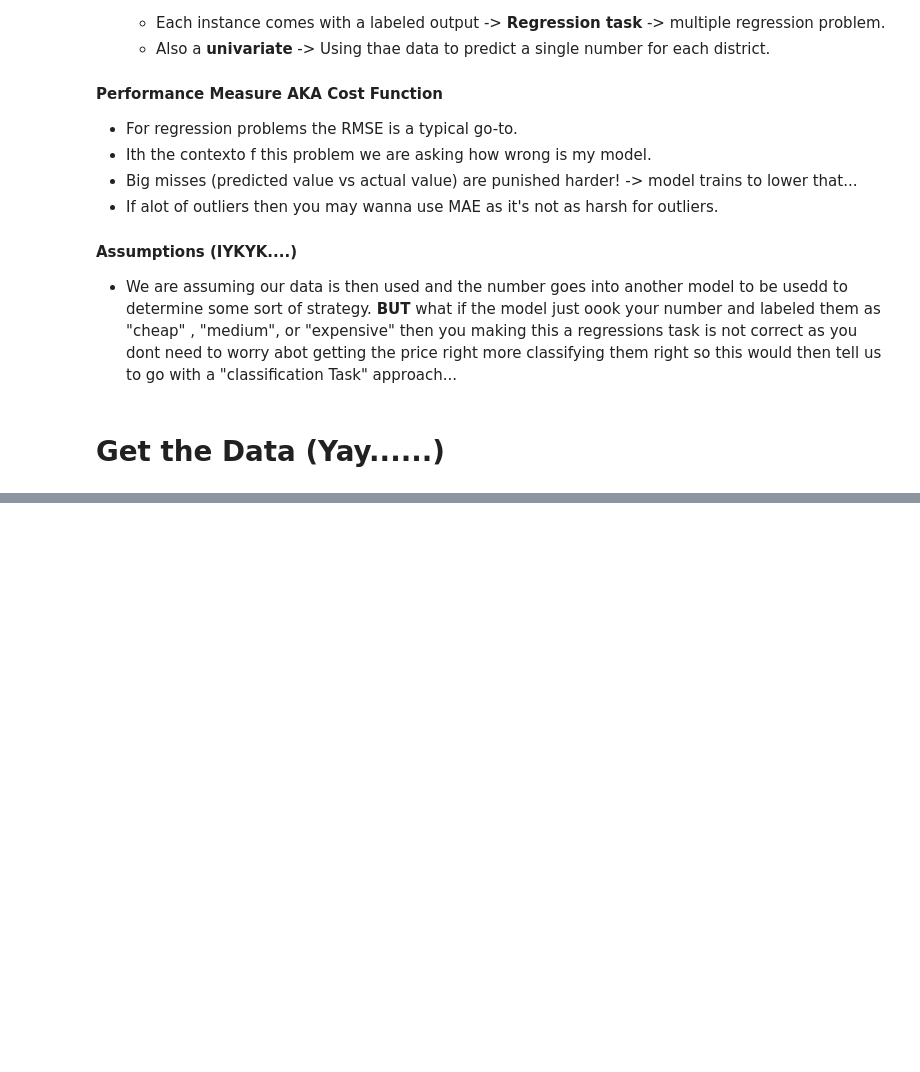
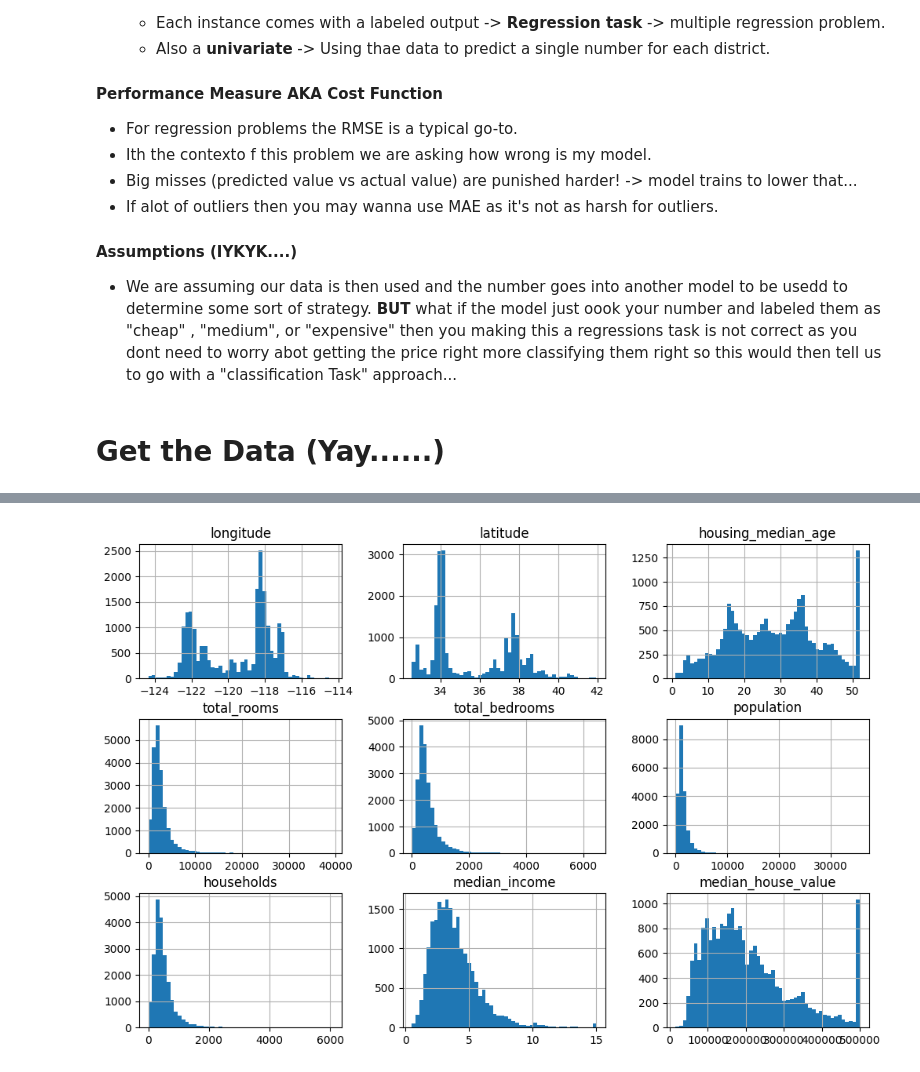
Before and after one commit to AlanisYates/y-ml-lab, a Jupyter notebook: notebooks/01_end_to_end_book.ipynb, the cells around one changed output, grey strips where cells are left out. Saved outputs shown, nothing was run; the diff lists cells and outputs as text; code cells hidden in the pictures; blank space fills up the shorter version.

Commit message:
getting the data and visualize

```diff
--- a/notebooks/01_end_to_end_book.ipynb
+++ b/notebooks/01_end_to_end_book.ipynb
@@ -23,14 +23,21 @@ from pathlib import Path
 import pandas as pd
 import tarfile
 import urllib.request
+import matplotlib.pyplot as plt
+
 def load_housing_data():
-    tarball_path = Path("datasets/housing.tgz")
+
+    # define path
+    tarball_path = Path("../data/housing.tgz")
+
+    # Check if that is there and if not then make the files and pull data from the web
     if not tarball_path.is_file():
-        Path("datasets").mkdir(parents=True, exist_ok=True)
+        Path("../data").mkdir(parents=True, exist_ok=True)
         url = "https://github.com/ageron/data/raw/main/housing.tgz"
         urllib.request.urlretrieve(url, tarball_path)
     with tarfile.open(tarball_path) as housing_tarball:
-        housing_tarball.extractall(path="datasets", filter="data")
-    return pd.read_csv(Path("datasets/housing/housing.csv"))
+        housing_tarball.extractall(path="../data", filter="data")
+    return pd.read_csv(Path("../data/housing/housing.csv"))
 
+# set it to a var
 housing_full = load_housing_data()
@@ -36,0 +92,10 @@ housing_full = load_housing_data()
+# %%
+# Another option is to generate a histogram!
+housing_full.hist(bins=50, figsize=(12,8))
+plt.show()
+
+# Note here that there are some things that don't make sense right away. This is where you would explore wit the souncrs and validate s oyou get a better understanding of caps and skews.
+# Also note that there may need to be some "cleanup" as the outlier can make it harder for the algo to detect a pattern (Wanna smooth it out within reason)
+# Tips on how to do this are given in a later chapter but worth pointing out!
+# %% [output]
+[figure, added]
```
Also changed, not shown: parts of 4 cells of this notebook.
